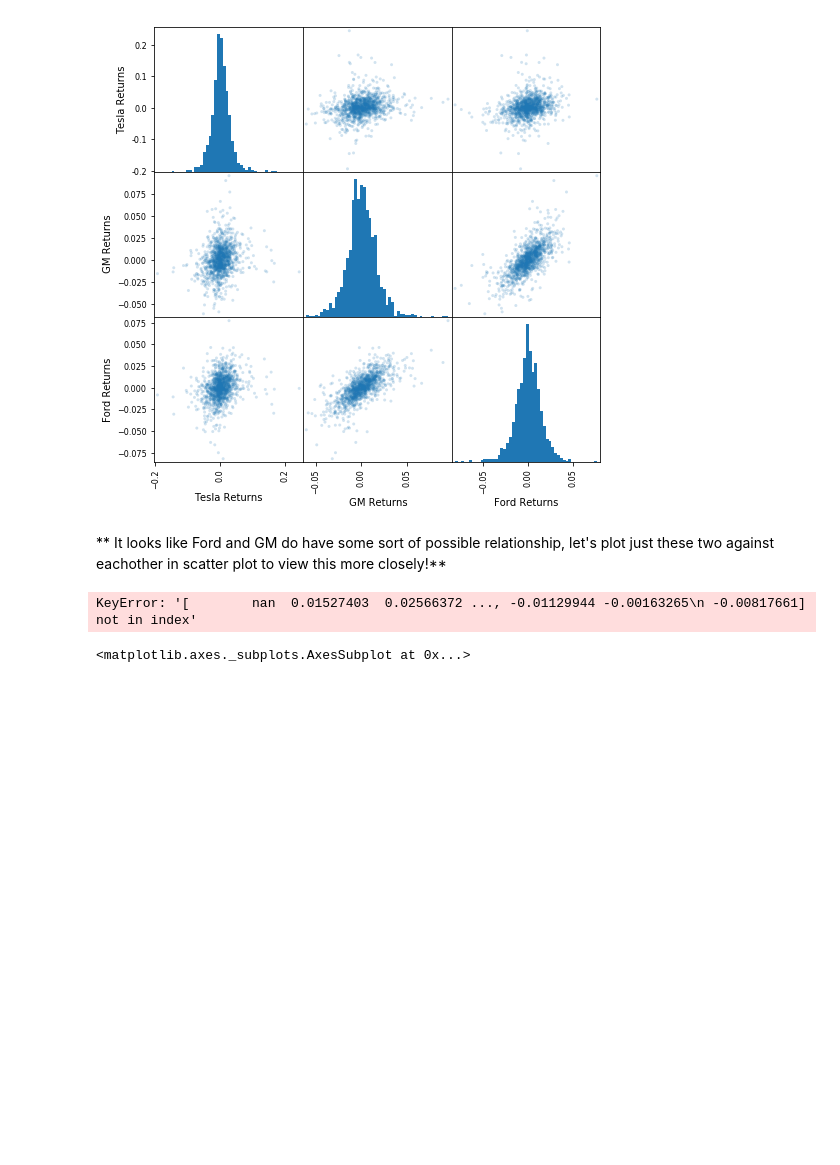
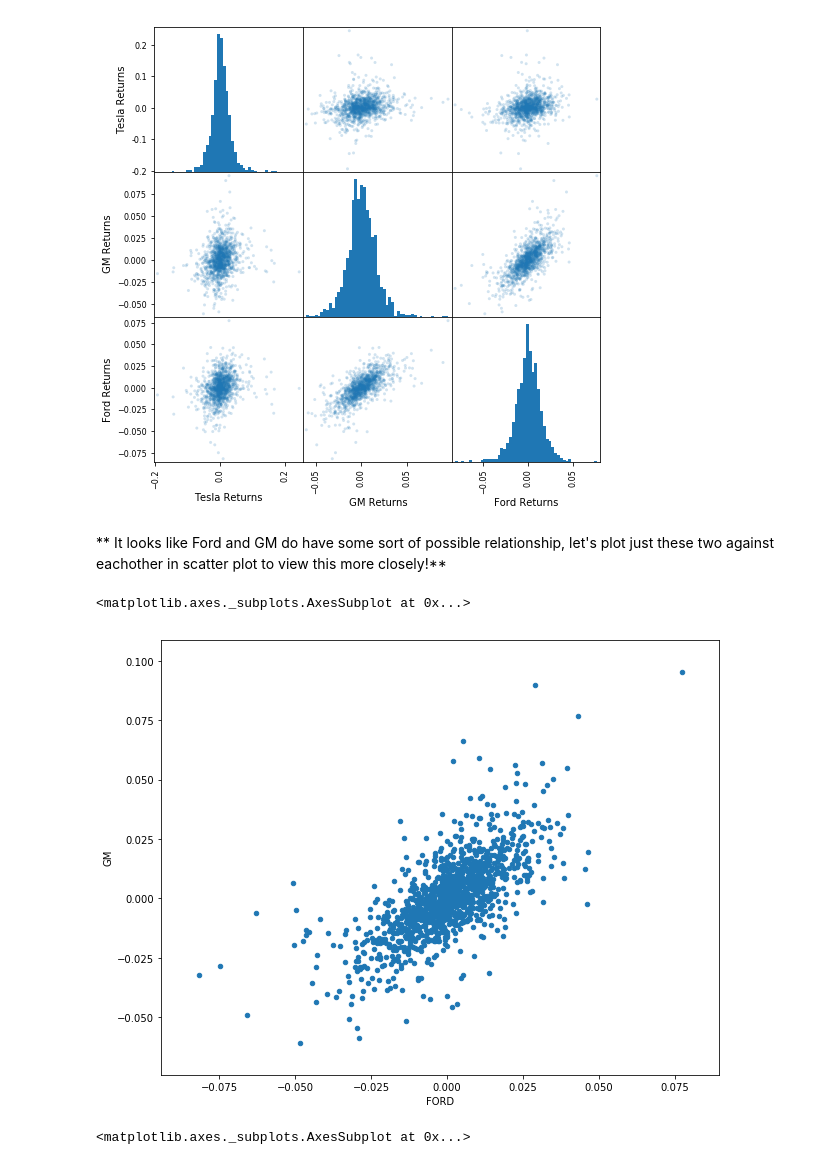
Before and after one commit to SergioEspinoza/PyfinanceCourse, a Jupyter notebook: 07-Stock-Market-Analysis-Capstone-Project/Stock Market Analysis Project.ipynb, the cells around one changed output. Cells and saved outputs as stored; diff of their text form; code cells hidden in the pictures; blank space fills up the shorter version.

```diff
--- a/07-Stock-Market-Analysis-Capstone-Project/Stock Market Analysis Project.ipynb
+++ b/07-Stock-Market-Analysis-Capstone-Project/Stock Market Analysis Project.ipynb
@@ -477,13 +476,24 @@ array([[<matplotlib.axes._subplots.AxesSubplot object at 0x...>,
 # %% [markdown]
 ** It looks like Ford and GM do have some sort of possible relationship, let's plot just these two against eachother in scatter plot to view this more closely!**
 # %%
-dict_scatter = { 'FORD': FORD['returns'], 'GM':GM['returns']}
+
+FORD['returns'].dropna()
+
+GM['returns'].dropna()
+
+dict_scatter = { 'FORD': FORD['returns'], 'GM':GM['returns'] }
 
 df_scatter = pd.DataFrame(data=dict_scatter, index=FORD.index)
 
-df_scatter.plot.scatter(FORD['returns'], GM['returns'])
+#df_scatter = df_scatter.dropna()
+
+#df_scatter.head()
+
+
+df_scatter.plot.scatter(x='FORD', y='GM', figsize=(10,8))
 # %% [output]
-KeyError: '[        nan  0.01527403  0.02566372 ..., -0.01129944 -0.00163265\n -0.00817661] not in index'
+<matplotlib.axes._subplots.AxesSubplot at 0x...>
+[figure, added]
 # %%
 # %% [output]
 <matplotlib.axes._subplots.AxesSubplot at 0x...>
```
Also changed, not shown: parts of 4 cells of this notebook.
